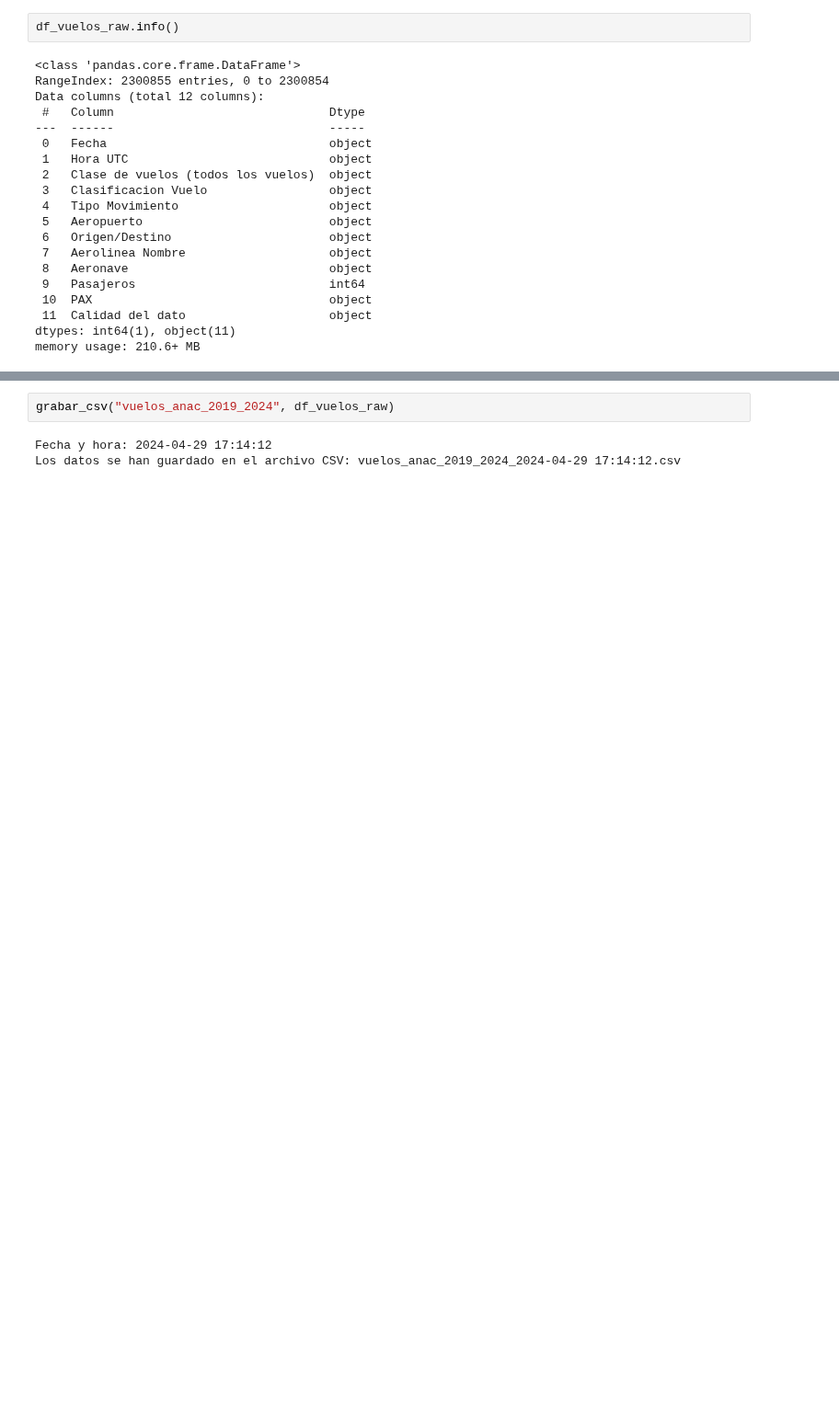
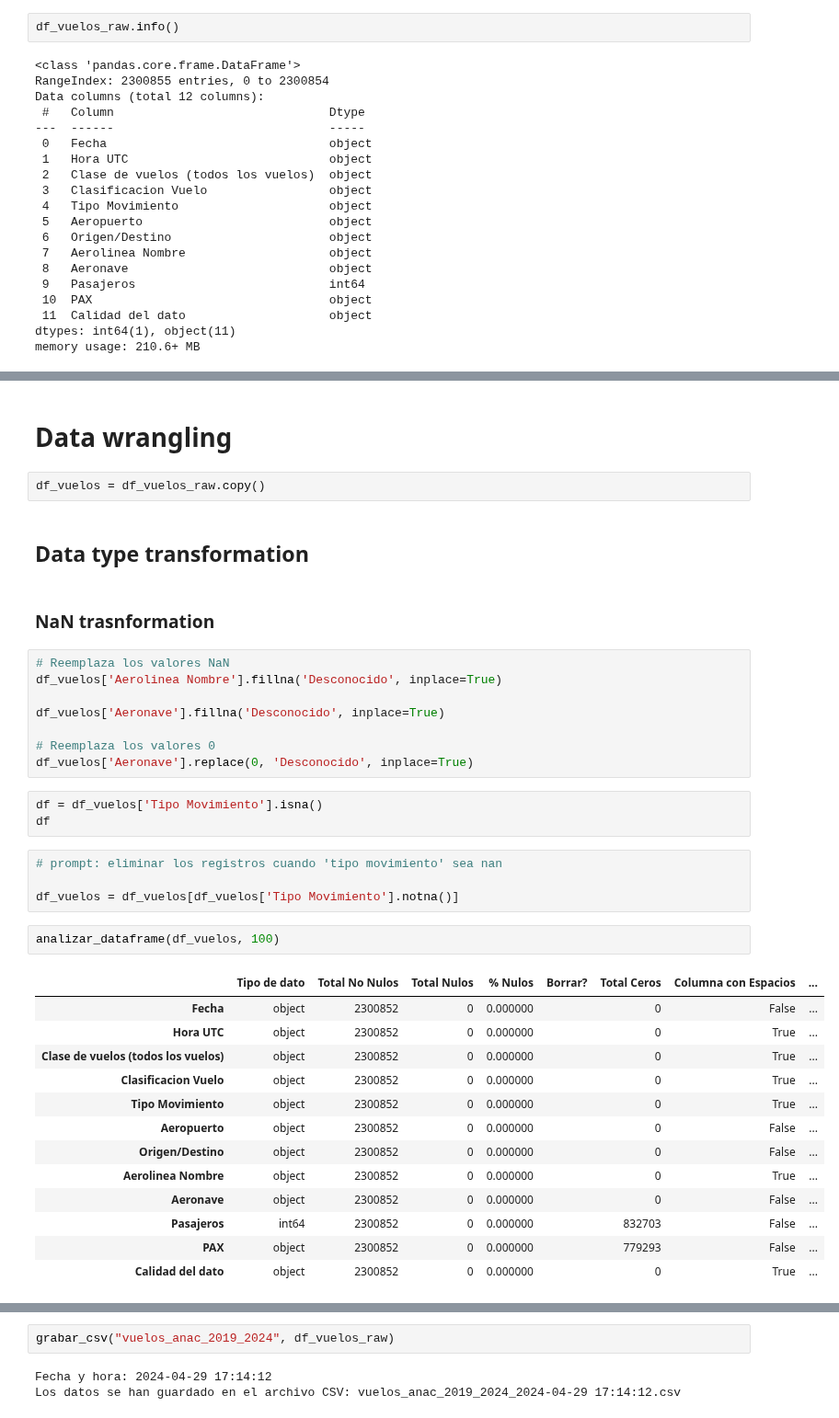
Before and after one commit to omanofx/portfolio, a Jupyter notebook: vuelos_anac/vuelos_anac_arg.ipynb, the cells around one changed output, grey strips where cells are left out. Shown at 92% size. Saved outputs shown, nothing was run; the diff lists cells and outputs as text; blank space fills up the shorter version.

```diff
--- a/vuelos_anac/vuelos_anac_arg.ipynb
+++ b/vuelos_anac/vuelos_anac_arg.ipynb
@@ -459,0 +438,39 @@ df_vuelos_raw
+# %% [markdown]
+# Data wrangling
+# %%
+df_vuelos = df_vuelos_raw.copy()
+# %% [markdown]
+## Data type transformation
+# %% [markdown]
+### NaN trasnformation
+# %%
+# Reemplaza los valores NaN
+df_vuelos['Aerolinea Nombre'].fillna('Desconocido', inplace=True)
+
+df_vuelos['Aeronave'].fillna('Desconocido', inplace=True)
+
+# Reemplaza los valores 0
+df_vuelos['Aeronave'].replace(0, 'Desconocido', inplace=True)
+# %%
+df = df_vuelos['Tipo Movimiento'].isna()
+df
+# %%
+# prompt: eliminar los registros cuando 'tipo movimiento' sea nan
+
+df_vuelos = df_vuelos[df_vuelos['Tipo Movimiento'].notna()]
+# %%
+analizar_dataframe(df_vuelos, 100)
+# %% [output]
+|  | Tipo de dato | Total No Nulos | Total Nulos | % Nulos | Borrar? | Total Ceros | Columna con Espacios | ... |
+| Fecha | object | 2300852 | 0 | 0.000000 |  | 0 | False | ... |
+| Hora UTC | object | 2300852 | 0 | 0.000000 |  | 0 | True | ... |
+| Clase de vuelos (todos los vuelos) | object | 2300852 | 0 | 0.000000 |  | 0 | True | ... |
+| Clasificacion Vuelo | object | 2300852 | 0 | 0.000000 |  | 0 | True | ... |
+| Tipo Movimiento | object | 2300852 | 0 | 0.000000 |  | 0 | True | ... |
+| Aeropuerto | object | 2300852 | 0 | 0.000000 |  | 0 | False | ... |
+| Origen/Destino | object | 2300852 | 0 | 0.000000 |  | 0 | False | ... |
+| Aerolinea Nombre | object | 2300852 | 0 | 0.000000 |  | 0 | True | ... |
+| Aeronave | object | 2300852 | 0 | 0.000000 |  | 0 | False | ... |
+| Pasajeros | int64 | 2300852 | 0 | 0.000000 |  | 832703 | False | ... |
+| PAX | object | 2300852 | 0 | 0.000000 |  | 779293 | False | ... |
+| Calidad del dato | object | 2300852 | 0 | 0.000000 |  | 0 | True | ... |
```
Also changed, not shown: parts of 12 cells of this notebook.
